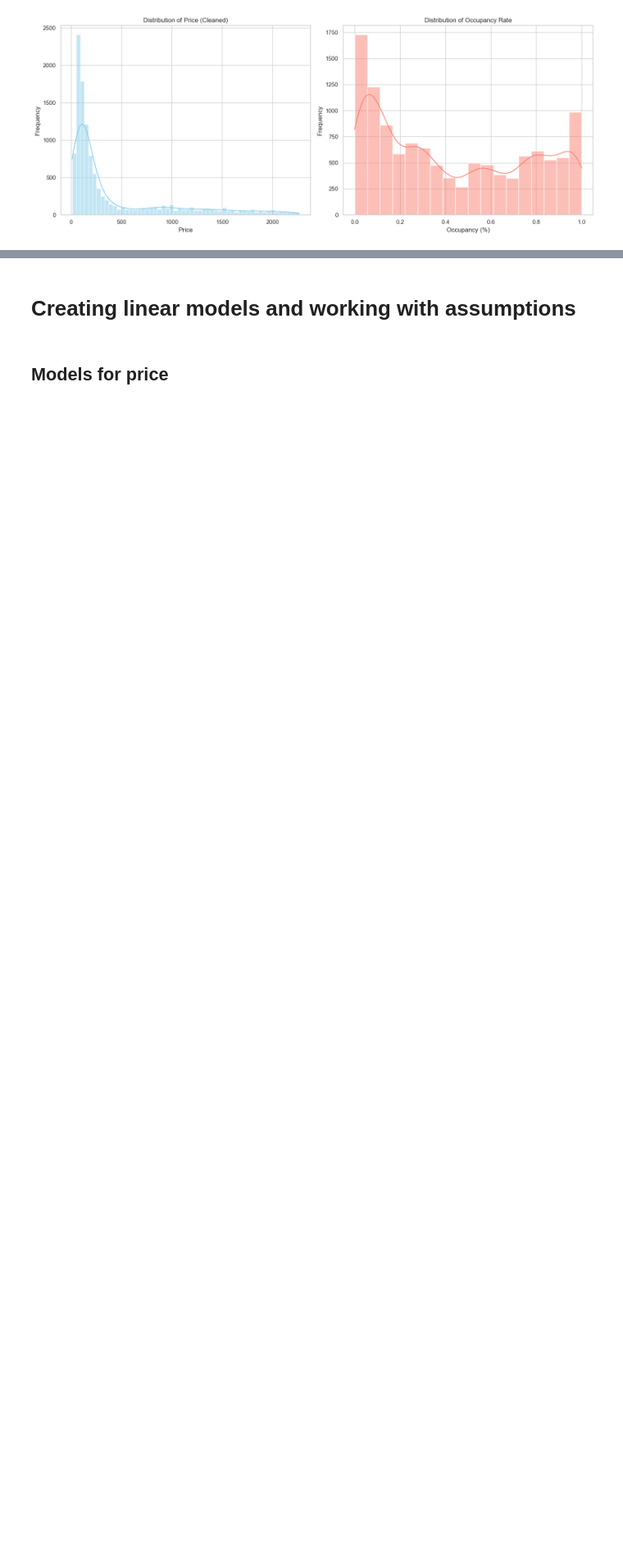
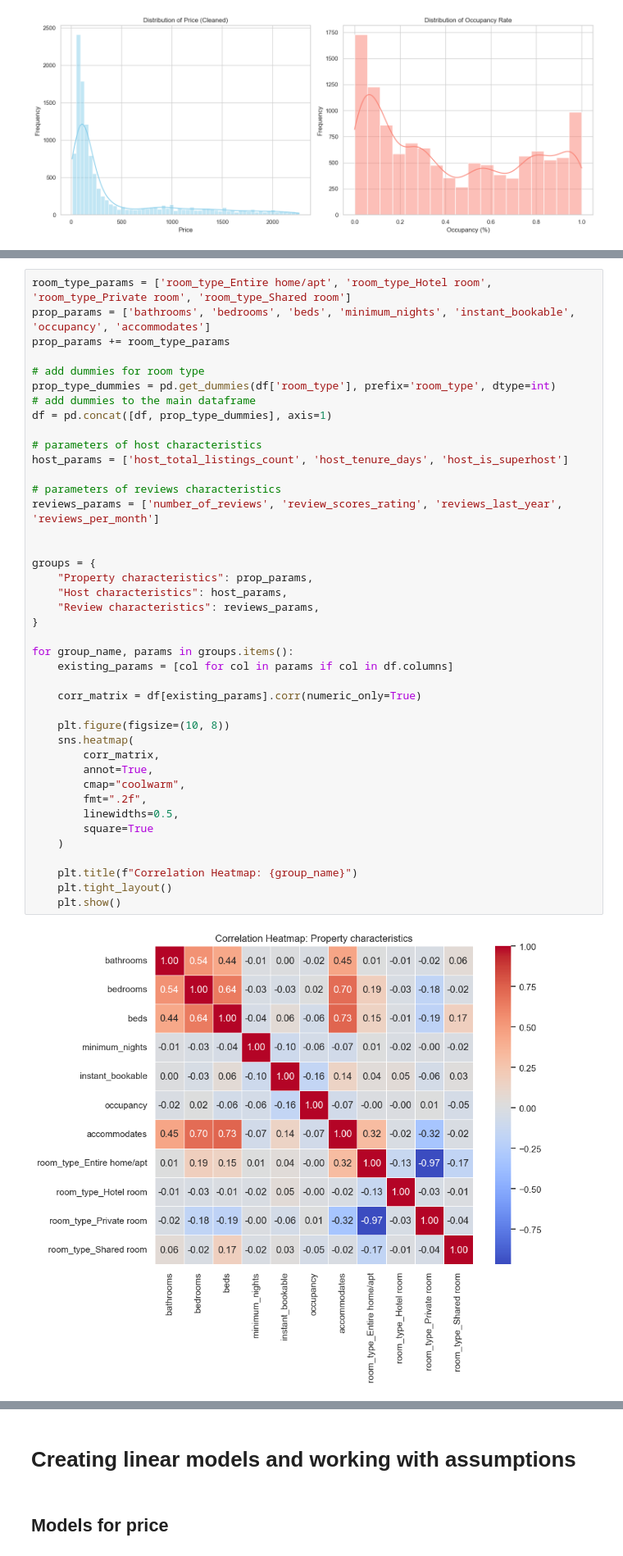
Before and after one commit to anna-kryvulia/Econometrics_project_Airbnb, a Jupyter notebook: file1.ipynb, the cells around one changed output, grey strips where cells are left out. Shown at 82% size. Cells and saved outputs as stored; diff of their text form; blank space fills up the shorter version.

```diff
--- a/file1.ipynb
+++ b/file1.ipynb
@@ -189,0 +236,43 @@ Skewness: 1.6627715357588095
+# %%
+room_type_params = ['room_type_Entire home/apt', 'room_type_Hotel room', 'room_type_Private room', 'room_type_Shared room']
+prop_params = ['bathrooms', 'bedrooms', 'beds', 'minimum_nights', 'instant_bookable', 'occupancy', 'accommodates']
+prop_params += room_type_params
+
+# add dummies for room type
+prop_type_dummies = pd.get_dummies(df['room_type'], prefix='room_type', dtype=int)
+# add dummies to the main dataframe
+df = pd.concat([df, prop_type_dummies], axis=1)
+
+# parameters of host characteristics
+host_params = ['host_total_listings_count', 'host_tenure_days', 'host_is_superhost']
+
+# parameters of reviews characteristics
+reviews_params = ['number_of_reviews', 'review_scores_rating', 'reviews_last_year', 'reviews_per_month']
+
+
+groups = {
+    "Property characteristics": prop_params,
+    "Host characteristics": host_params,
+    "Review characteristics": reviews_params,
+}
+
+for group_name, params in groups.items():
+    existing_params = [col for col in params if col in df.columns]
+
+    corr_matrix = df[existing_params].corr(numeric_only=True)
+
+    plt.figure(figsize=(10, 8))
+    sns.heatmap(
+        corr_matrix,
+        annot=True,
+        cmap="coolwarm",
+        fmt=".2f",
+        linewidths=0.5,
+        square=True
+    )
+
+    plt.title(f"Correlation Heatmap: {group_name}")
+    plt.tight_layout()
+    plt.show()
+# %% [output]
+[figure, added]
```
Also changed, not shown: parts of 35 cells of this notebook, 1 other file.
